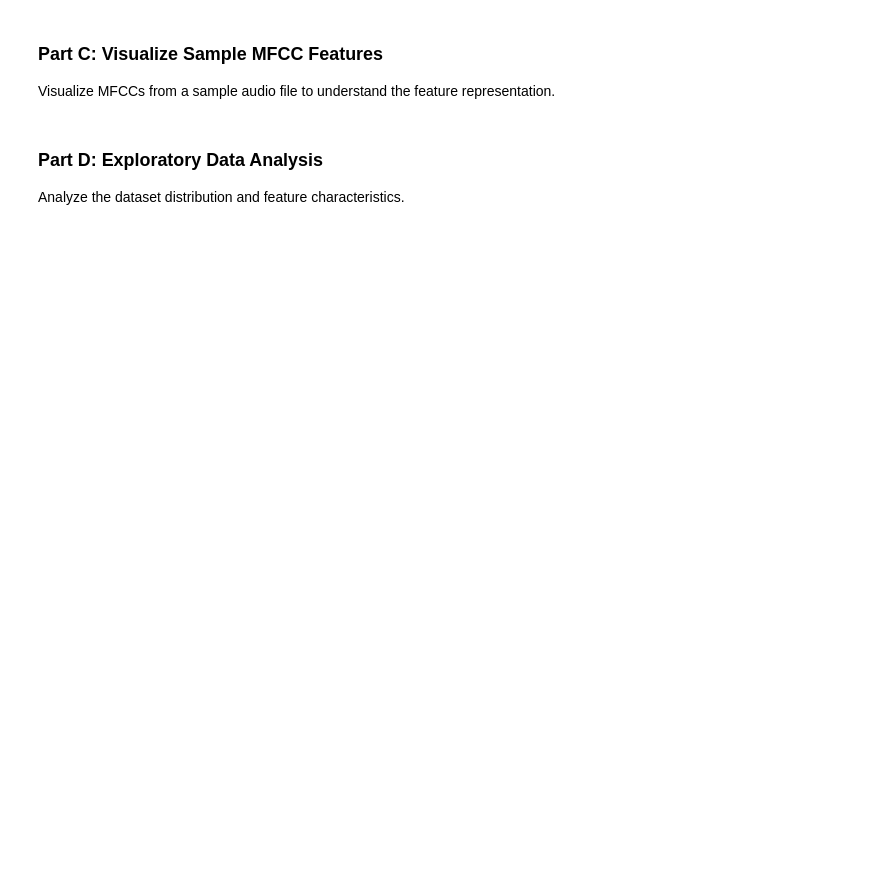
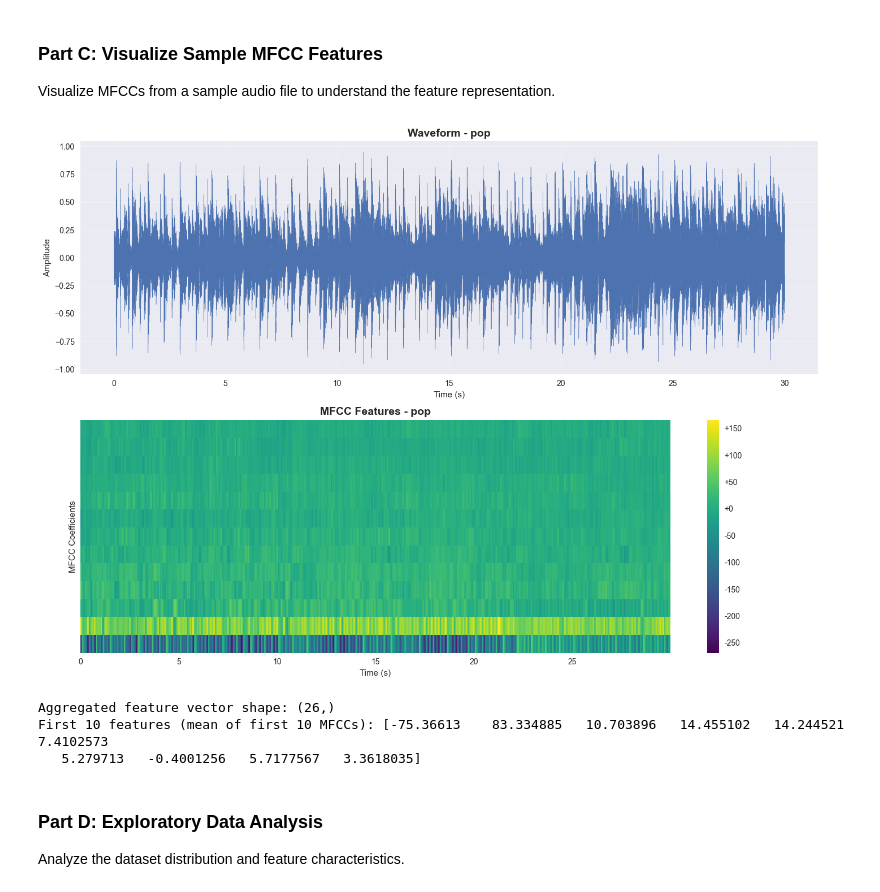
Before and after one commit to Papi-Hokage/music-genre-classification, a Jupyter notebook: Music Genre Final Project.ipynb, the cells around one changed output. Cells and saved outputs as stored; diff of their text form; code cells hidden in the pictures; blank space fills up the shorter version.

Commit message:
Complete Music Genre Classification project: notebook, README, requirements

```diff
--- a/Music Genre Final Project.ipynb
+++ b/Music Genre Final Project.ipynb
@@ -109,7 +109,7 @@ from sklearn.metrics import (
 # Settings
 warnings.filterwarnings('ignore')
 np.random.seed(42)
-plt.style.use('seaborn-v0_8')
+# plt.style.use('seaborn-v0_8')  # Commented out - can cause hanging
 plt.rcParams['figure.figsize'] = (12, 6)
 
 print("All libraries imported successfully!")
@@ -441,37 +477,41 @@ def visualize_mfcc(file_path, genre):
 
     # Extract MFCCs
     mfcc = librosa.feature.mfcc(y=y, sr=sr, n_mfcc=N_MFCC)
 
     # Create figure with subplots
     fig, axes = plt.subplots(2, 1, figsize=(14, 10))
 
     # Plot waveform
     librosa.display.waveshow(y, sr=sr, ax=axes[0])
     axes[0].set_title(f'Waveform - {genre}', fontsize=14, fontweight='bold')
     axes[0].set_xlabel('Time (s)')
     axes[0].set_ylabel('Amplitude')
     axes[0].grid(True, alpha=0.3)
 
     # Plot MFCCs
     img = librosa.display.specshow(mfcc, x_axis='time', ax=axes[1], cmap='viridis')
     axes[1].set_title(f'MFCC Features - {genre}', fontsize=14, fontweight='bold')
     axes[1].set_ylabel('MFCC Coefficients')
     axes[1].set_xlabel('Time (s)')
     fig.colorbar(img, ax=axes[1], format='%+2.0f')
 
     plt.tight_layout()
     plt.show()
 
     # Print aggregated features
     features = aggregate_mfcc_features(mfcc)
     print(f"Aggregated feature vector shape: {features.shape}")
     print(f"First 10 features (mean of first 10 MFCCs): {features[:10]}")
 
 # Visualize sample MFCC
-# Uncomment and update with actual file path
-# sample_file = audio_files[0][0]
-# sample_genre = audio_files[0][1]
-# visualize_mfcc(sample_file, sample_genre)
+sample_file = audio_files[0][0]
+sample_genre = audio_files[0][1]
+visualize_mfcc(sample_file, sample_genre)
+# %% [output]
+[figure, added]
+Aggregated feature vector shape: (26,)
+First 10 features (mean of first 10 MFCCs): [-75.36613    83.334885   10.703896   14.455102   14.244521    7.4102573
+   5.279713   -0.4001256   5.7177567   3.3618035]
 # %% [markdown]
 ### Part D: Exploratory Data Analysis
 
```
Also changed, not shown: parts of 18 cells of this notebook, 3 other files.
